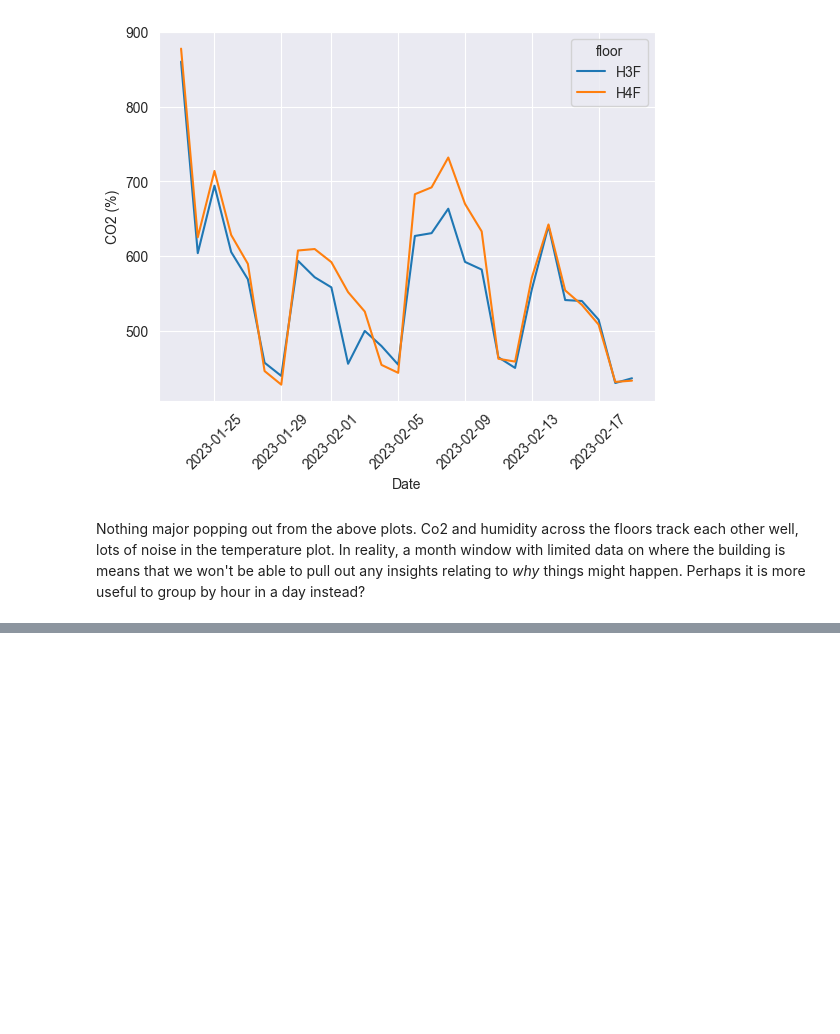
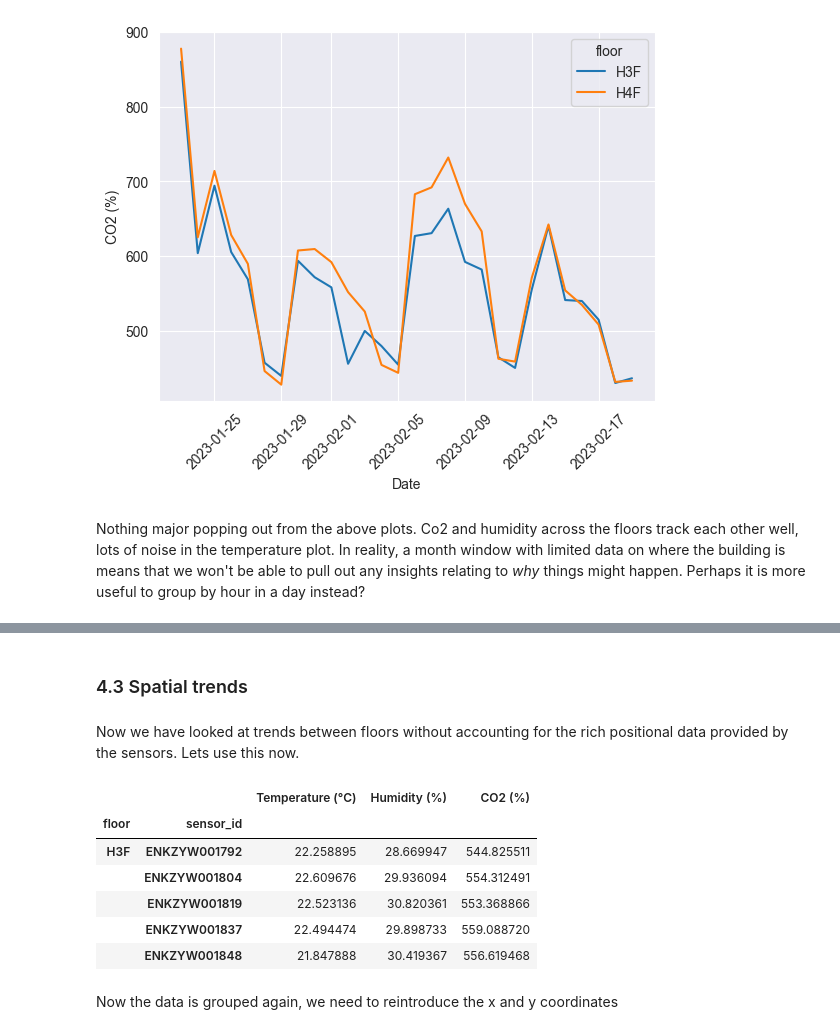
Before and after one commit to SidMurthy97/fp_task, a Jupyter notebook: analysis.ipynb, the cells around one changed output, grey strips where cells are left out. Saved outputs shown, nothing was run; the diff lists cells and outputs as text; code cells hidden in the pictures; blank space fills up the shorter version.

```diff
--- a/analysis.ipynb
+++ b/analysis.ipynb
@@ -408,0 +439,18 @@ for column in iaq_by_hour:
+# %% [markdown]
+### 4.3 Spatial trends
+# %% [markdown]
+Now we have looked at trends between floors without accounting for the rich positional data provided by the sensors. Lets use this now.
+# %%
+#lets return to our root dataset
+iaq_by_floors_sensors = iaq_w_floors.groupby(["floor","sensor_id"]).mean(numeric_only = True)
+iaq_by_floors_sensors.head()
+# %% [output]
+|  |  | Temperature (°C) | Humidity (%) | CO2 (%) |
+| floor | sensor_id |  |  |  |
+| H3F | ENKZYW001792 | 22.258895 | 28.669947 | 544.825511 |
+|  | ENKZYW001804 | 22.609676 | 29.936094 | 554.312491 |
+|  | ENKZYW001819 | 22.523136 | 30.820361 | 553.368866 |
+|  | ENKZYW001837 | 22.494474 | 29.898733 | 559.088720 |
+|  | ENKZYW001848 | 21.847888 | 30.419367 | 556.619468 |
+# %% [markdown]
+Now the data is grouped again, we need to reintroduce the x and y coordinates
```
Also changed, not shown: parts of 11 cells of this notebook.
